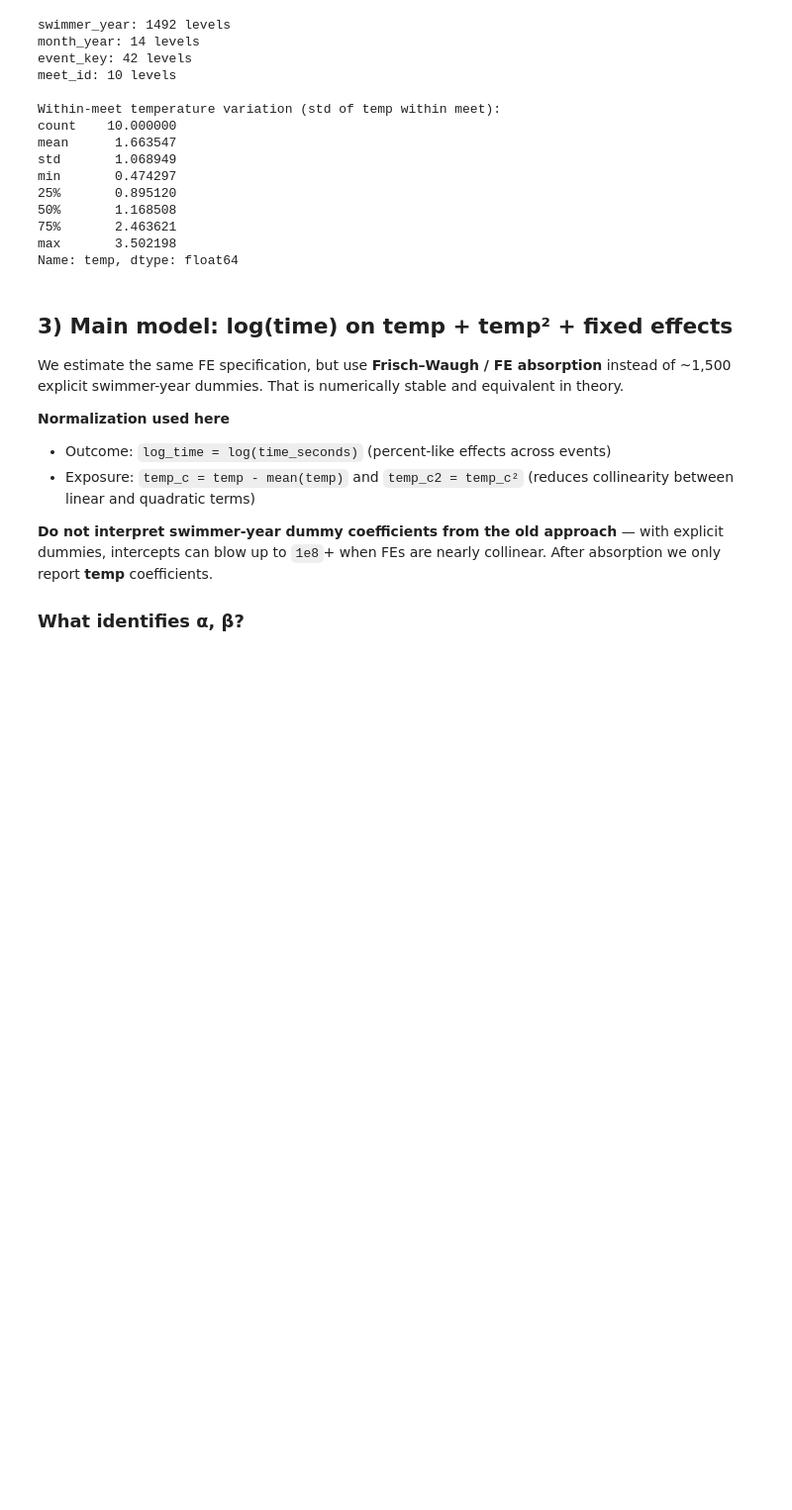
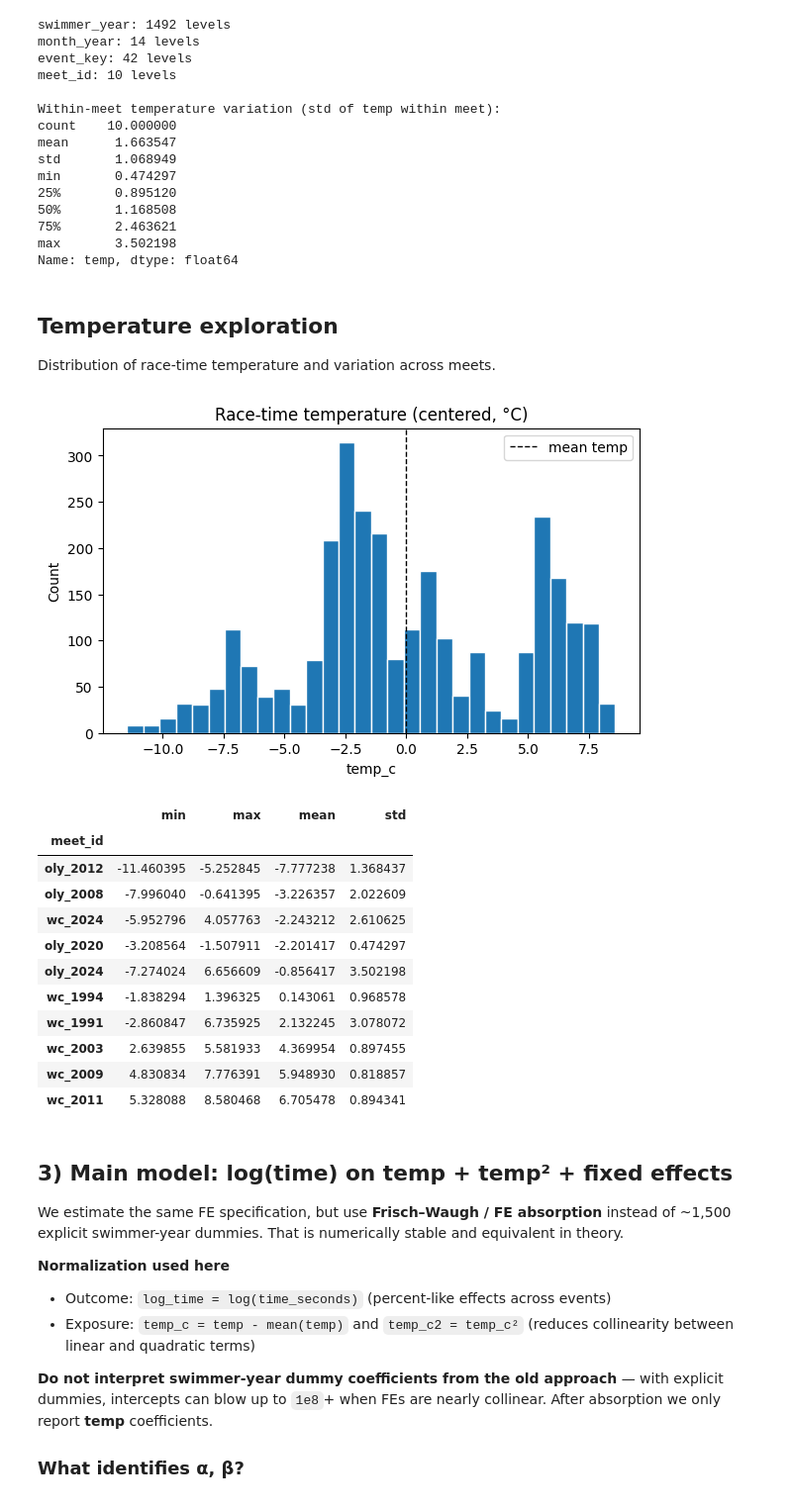
Before and after one commit to serenahuang225/swim-performance, a Jupyter notebook: notebooks/05_causal_fe_ols_statsmodels.ipynb, the cells around one changed output. Shown at 99% size. Saved outputs shown, nothing was run; the diff lists cells and outputs as text; code cells hidden in the pictures; blank space fills up the shorter version.

```diff
--- a/notebooks/05_causal_fe_ols_statsmodels.ipynb
+++ b/notebooks/05_causal_fe_ols_statsmodels.ipynb
@@ -98,6 +99,7 @@ df["swimmer_year"] = df["person_id"].astype(str) + "_" + df["year"].astype(str)
 df["month_year"] = df["month"].astype(str) + "_" + df["year"].astype(str)
 
 df["temp"] = pd.to_numeric(df[exposure_temp_col], errors="coerce")
+df["temp2"] = df["temp"] ** 2
 df["time_seconds"] = pd.to_numeric(df["time_seconds"], errors="coerce")
 df = df[(df["temp"].notna()) & (df["time_seconds"].notna()) & (df["time_seconds"] > 0)].copy()
 
@@ -145,6 +147,39 @@ min       0.474297
 75%       2.463621
 max       3.502198
 Name: temp, dtype: float64
+# %% [markdown]
+## Temperature exploration
+
+Distribution of race-time temperature and variation across meets.
+# %%
+# Temperature distribution (centered)
+plt.figure(figsize=(7, 4))
+plt.hist(df["temp_c"], bins=30, edgecolor="white")
+plt.axvline(0, color="k", linestyle="--", linewidth=1, label="mean temp")
+plt.title("Race-time temperature (centered, °C)")
+plt.xlabel("temp_c")
+plt.ylabel("Count")
+plt.legend()
+plt.show()
+
+# Temperature by meet
+temp_by_meet = df.groupby("meet_id")["temp_c"].agg(["min", "max", "mean", "std"])
+temp_by_meet = temp_by_meet.sort_values("mean")
+temp_by_meet
+# %% [output]
+[figure, added]
+|  | min | max | mean | std |
+| meet_id |  |  |  |  |
+| oly_2012 | -11.460395 | -5.252845 | -7.777238 | 1.368437 |
+| oly_2008 | -7.996040 | -0.641395 | -3.226357 | 2.022609 |
+| wc_2024 | -5.952796 | 4.057763 | -2.243212 | 2.610625 |
+| oly_2020 | -3.208564 | -1.507911 | -2.201417 | 0.474297 |
+| oly_2024 | -7.274024 | 6.656609 | -0.856417 | 3.502198 |
+| wc_1994 | -1.838294 | 1.396325 | 0.143061 | 0.968578 |
+| wc_1991 | -2.860847 | 6.735925 | 2.132245 | 3.078072 |
+| wc_2003 | 2.639855 | 5.581933 | 4.369954 | 0.897455 |
+| wc_2009 | 4.830834 | 7.776391 | 5.948930 | 0.818857 |
+| wc_2011 | 5.328088 | 8.580468 | 6.705478 | 0.894341 |
 # %% [markdown]
 ## 3) Main model: log(time) on temp + temp² + fixed effects
 
```
Also changed, not shown: parts of 7 cells of this notebook, 1 other file.
